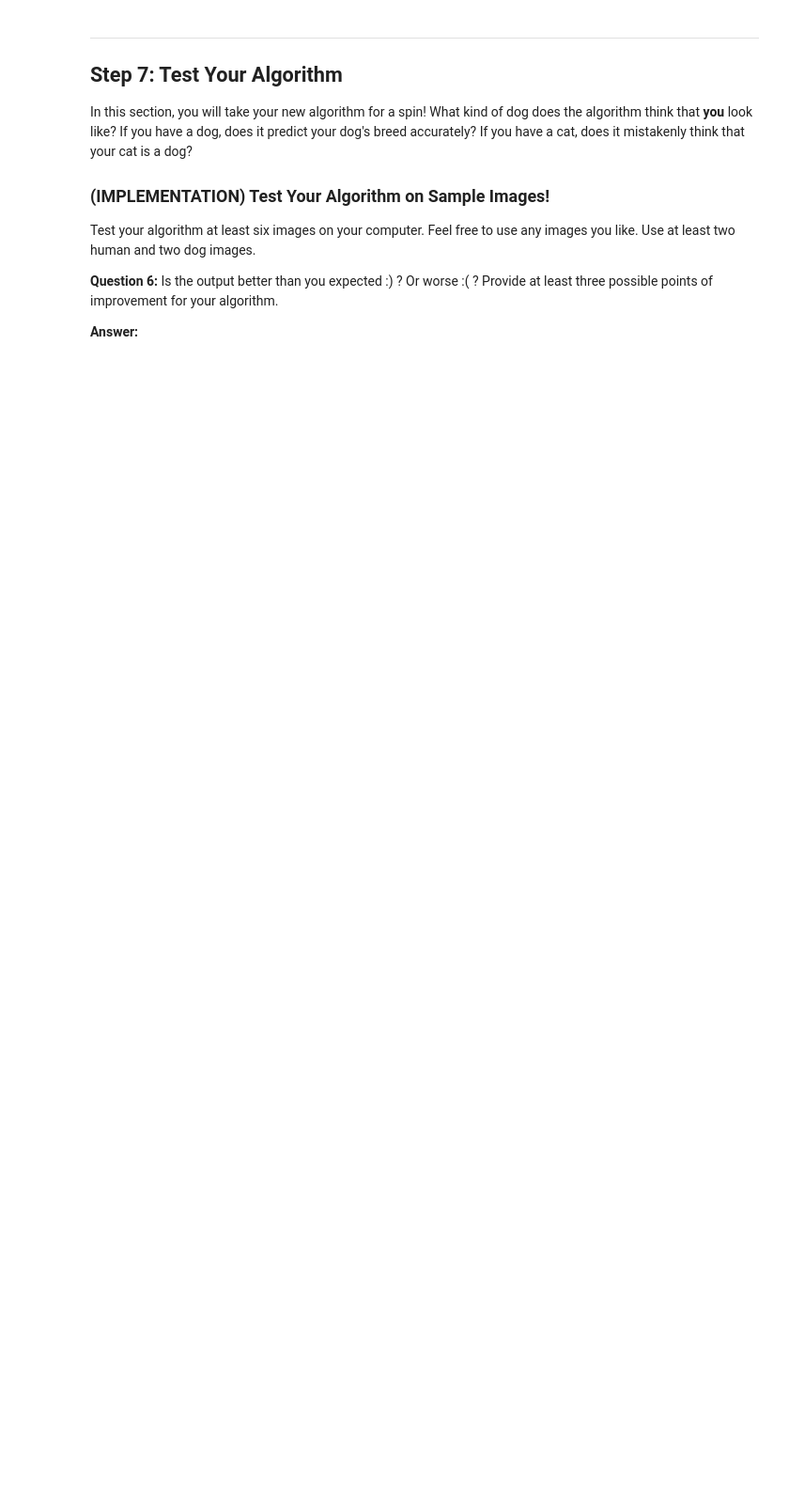
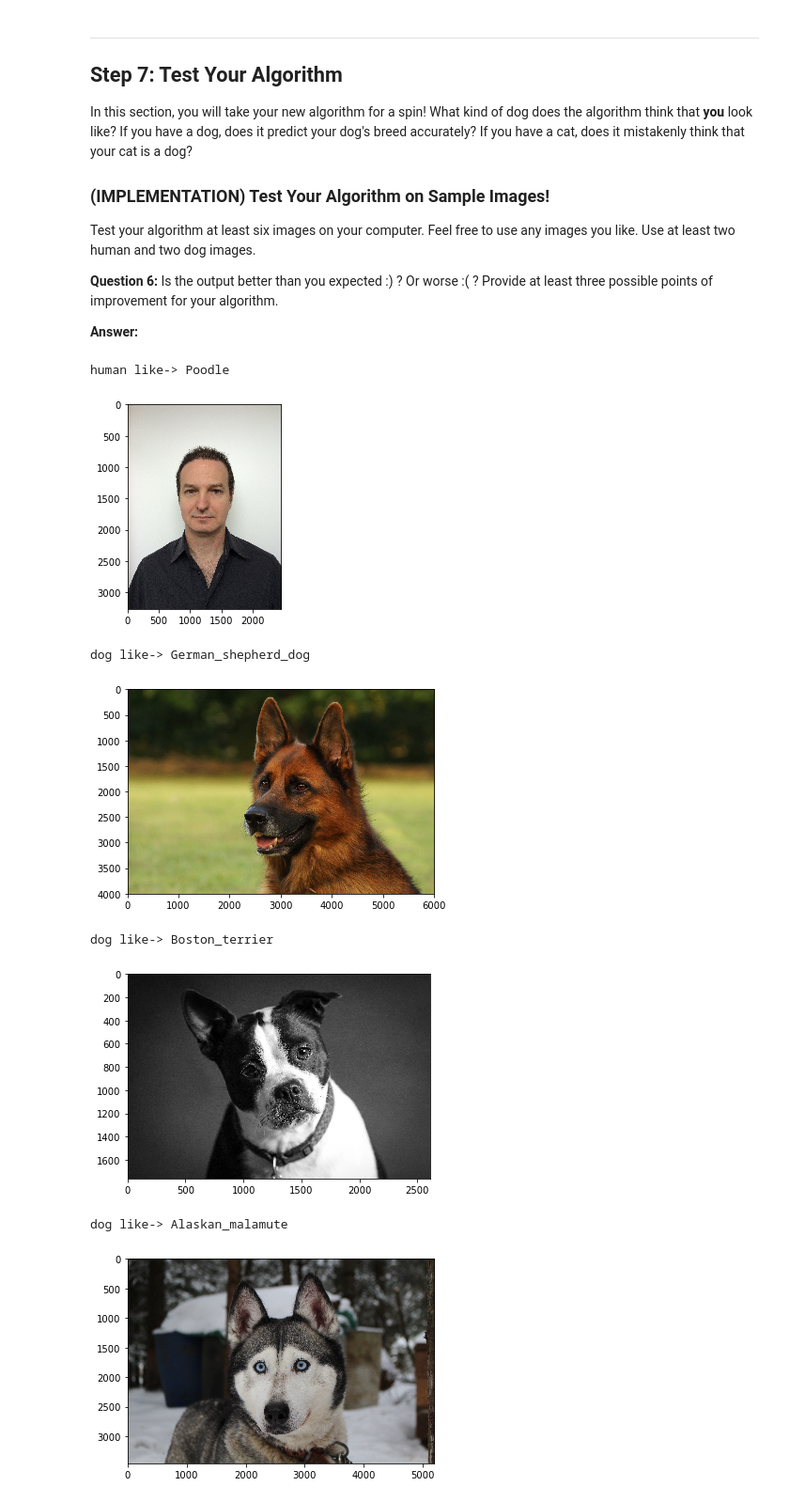
Before and after one commit to mrestuccia/dog-project, a Jupyter notebook: dog_app.ipynb, the cells around one changed output. Shown at 94% size. Drawn from its saved outputs; the diff is of its cells as text; code cells hidden in the pictures; blank space fills up the shorter version.

Commit message:
feat: Step7 working with images

```diff
--- a/dog_app.ipynb
+++ b/dog_app.ipynb
@@ -762,13 +650,31 @@ __Answer:__
 # %%
 ## TODO: Execute your algorithm from Step 6 on
 ## at least 6 images on your computer.
 ## Feel free to use as many code cells as needed.
+import cv2
 
-from IPython.display import Image, display
 
 #Load the images on the test folder
 test_files = np.array(glob("test/*"))
 
 for test_image in test_files:
-    Image(filename=test_image, retina=True)
     detect(test_image)
+
+    # load color (BGR) image
+    img = cv2.imread(test_image)
+
+    # convert BGR image to RGB for plotting
+    cv_rgb = cv2.cvtColor(img, cv2.COLOR_BGR2RGB)
+
+    # display the image
+    plt.imshow(cv_rgb)
+    plt.show()
+# %% [output]
+human like-> Poodle
+[figure, added]
+dog like-> German_shepherd_dog
+[figure, added]
+dog like-> Boston_terrier
+[figure, added]
+dog like-> Alaskan_malamute
+[figure, added]
```
Also changed, not shown: parts of 14 cells of this notebook, 3 other files.
